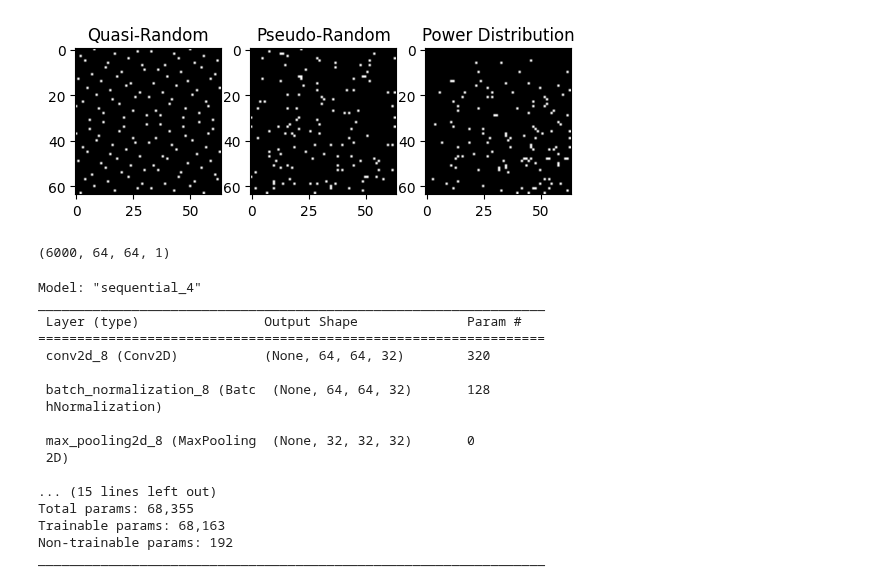
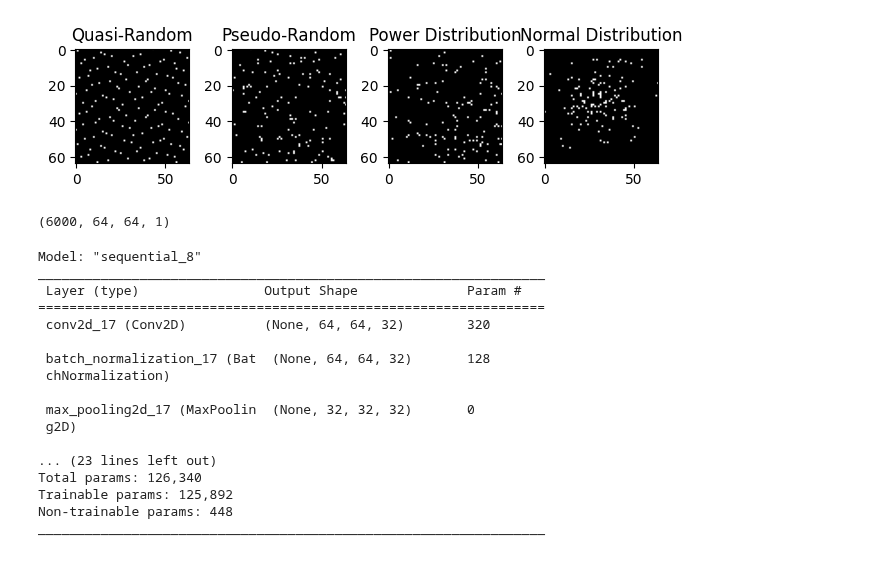
Before and after one commit to Kayzi0/ExplainBlobs, a Jupyter notebook: model_train.ipynb, the cells around one changed output. Drawn from its saved outputs; the diff is of its cells as text; code cells hidden in the pictures.

Commit message:
added normal distro class and trained model

```diff
--- a/model_train.ipynb
+++ b/model_train.ipynb
@@ -21,0 +18,8 @@ power_dist
+# %%
+norm = np.random.standard_normal(size=(128,2))
+norm = (63*(norm-np.min(norm))/np.ptp(norm)).astype('uint8')
+norm.max()
+img = np.zeros([64,64])
+for i in range(128):
+    img[norm[i][0], norm[i][1]] = 1
+plt.imshow(img)
@@ -45,13 +52,21 @@ def generate_2d_power(n_pts = 128, size = 64, pow = 3):
     for i in range(n_pts):
         pow_img[power_dist[i][0], power_dist[i][1]] = 1
     return pow_img
+
+def generate_2d_normal(n_pts = 128, size = 64):
+    norm = np.random.standard_normal(size=(n_pts,2))
+    norm = ((size-1)*(norm-np.min(norm))/np.ptp(norm)).astype('uint8')
+    img = np.zeros([size,size])
+    for i in range(n_pts):
+        img[norm[i][0], norm[i][1]] = 1
+    return img
 # %%
 #hyperparameters and blank image and label generation
 N = 6000
 n_exp = 7
 n_pts = 2**7
 size = 64
-labels = np.random.randint(3, size = N)
+labels = np.random.randint(4, size = N)
 imgs = np.zeros((size, size, N))
 # %%
 #fill array with corresponding images
@@ -60,27 +75,34 @@ for i in tqdm(range(N)):
     if labels[i] == 0:
         x = generate_quasi_img(n_exp=n_exp, size=size, n_pts=n_pts)
     elif labels[i] == 1:
-        x = generate_pseudo_img(n_pts=128, size=size)
+        x = generate_pseudo_img(n_pts=n_pts, size=size)
     elif labels[i] == 2:
-        x = generate_2d_power(n_pts=128, size=size, pow = 1.5)
+        x = generate_2d_power(n_pts=n_pts, size=size, pow = 1.5)
+    elif labels[i] == 3:
+        x = generate_2d_normal(n_pts=n_pts, size = size)
     imgs[:,:,i] = x
 # %%
 #display one pathological and one healthy image
-fig, ax = plt.subplots(1,3)
+fig, ax = plt.subplots(1,4)
 
 quasi_img = imgs[:,:,np.where(labels == 0)[0][0]]
 pseudo_img = imgs[:,:,np.where(labels ==1)[0][0]]
 pow_img = imgs[:,:,np.where(labels ==2)[0][0]]
+normal_img = imgs[:,:,np.where(labels ==3)[0][0]]
 
 ax[0].imshow(quasi_img, cmap=plt.cm.gray)
 ax[1].imshow(pseudo_img, cmap=plt.cm.gray)
 ax[2].imshow(pow_img, cmap='gray')
+ax[3].imshow(normal_img, cmap ='gray')
 
 ax[0].set_title("Quasi-Random");
 ax[1].set_title("Pseudo-Random");
 ax[2].set_title("Power Distribution");
+ax[3].set_title('Normal Distribution');
+
+fig.tight_layout()
 # %% [output]
-[figure, old version]
+[figure, new version]
 # %%
 #prepare data for training
 from sklearn.model_selection import train_test_split
@@ -116,33 +138,33 @@ model = keras.Sequential(
         layers.Conv2D(64, kernel_size=conv_size, activation="relu", padding='same'),
         layers.BatchNormalization(),
         layers.MaxPooling2D(pool_size=(2, 2)),
-        # layers.Conv2D(128, kernel_size=conv_size, activation="relu", padding='same'),
-        # layers.BatchNormalization(),
-        # layers.MaxPooling2D(pool_size=(2, 2)),
+        layers.Conv2D(128, kernel_size=conv_size, activation="relu", padding='same'),
+        layers.BatchNormalization(),
+        layers.MaxPooling2D(pool_size=(2, 2)),
         layers.Flatten(name="features"),
-        layers.Dropout(0.8),
+        layers.Dropout(0.5),
         layers.Dense(num_classes, activation="softmax"),
     ]
 )
 
 model.summary()
 # %% [output]
-Model: "sequential_4"
+Model: "sequential_8"
 _________________________________________________________________
  Layer (type)                Output Shape              Param #
 =================================================================
- conv2d_8 (Conv2D)           (None, 64, 64, 32)        320
+ conv2d_17 (Conv2D)          (None, 64, 64, 32)        320
 
- batch_normalization_8 (Batc  (None, 64, 64, 32)       128
- hNormalization)
+ batch_normalization_17 (Bat  (None, 64, 64, 32)       128
+ chNormalization)
 
- max_pooling2d_8 (MaxPooling  (None, 32, 32, 32)       0
- 2D)
+ max_pooling2d_17 (MaxPoolin  (None, 32, 32, 32)       0
+ g2D)
 
-... (15 lines left out)
-Total params: 68,355
-Trainable params: 68,163
-Non-trainable params: 192
+... (23 lines left out)
+Total params: 126,340
+Trainable params: 125,892
+Non-trainable params: 448
 _________________________________________________________________
 # %%
 model.compile(loss="categorical_crossentropy", optimizer="adam", metrics=["accuracy"])
```
Also changed, not shown: parts of 12 cells of this notebook, 4 other files.
